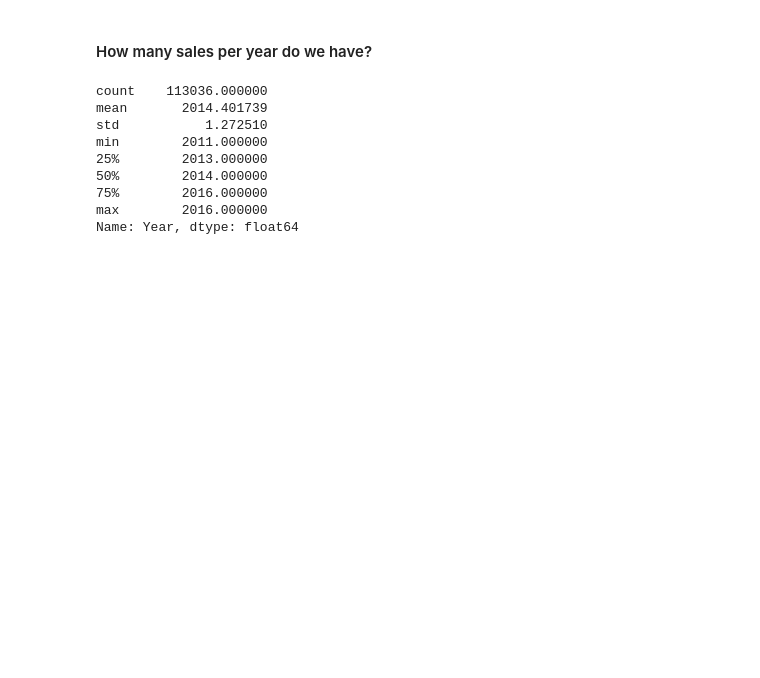
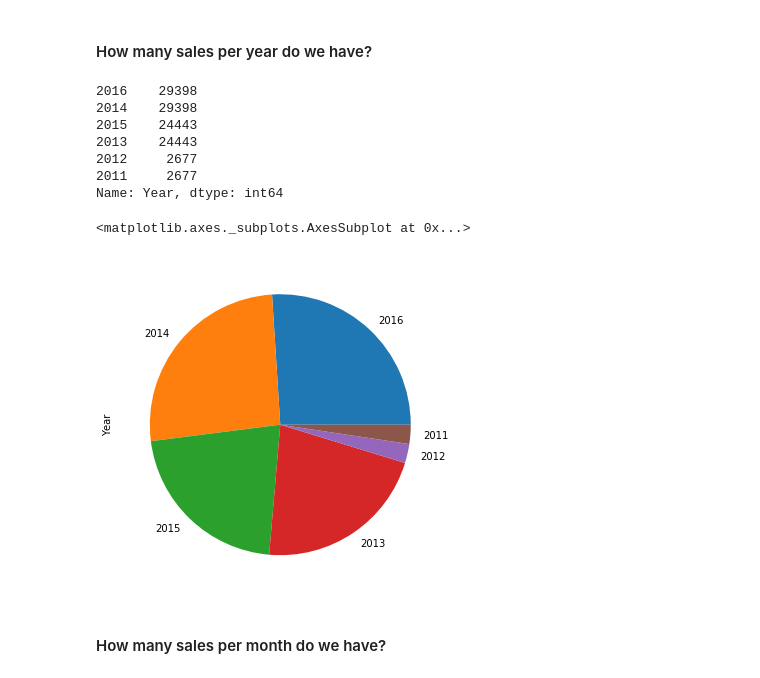
Before and after one commit to rebeccaceppas/data-analysis-course, a Jupyter notebook: Sections 1 and 2.ipynb, the cells around one changed output. Drawn from its saved outputs; the diff is of its cells as text; code cells hidden in the pictures; blank space fills up the shorter version.

```diff
--- a/Sections 1 and 2.ipynb
+++ b/Sections 1 and 2.ipynb
@@ -347,14 +347,19 @@ Text(0.5, 0, 'Order Quantity')
 # %% [markdown]
 #### How many sales per year do we have?
 # %%
-sales['Year'].describe()
+sales['Year'].value_counts()
 # %% [output]
-count    113036.000000
-mean       2014.401739
-std           1.272510
-min        2011.000000
-25%        2013.000000
-50%        2014.000000
-75%        2016.000000
-max        2016.000000
-Name: Year, dtype: float64
+2016    29398
+2014    29398
+2015    24443
+2013    24443
+2012     2677
+2011     2677
+Name: Year, dtype: int64
+# %%
+sales['Year'].value_counts().plot(kind='pie', figsize=(6,6))
+# %% [output]
+<matplotlib.axes._subplots.AxesSubplot at 0x...>
+[figure, added]
+# %% [markdown]
+#### How many sales per month do we have?
```
Also changed, not shown: parts of 47 cells of this notebook.
